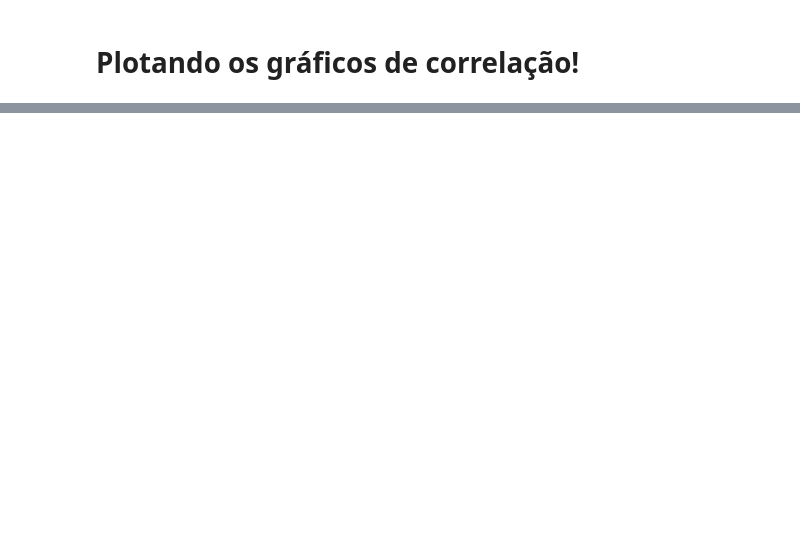
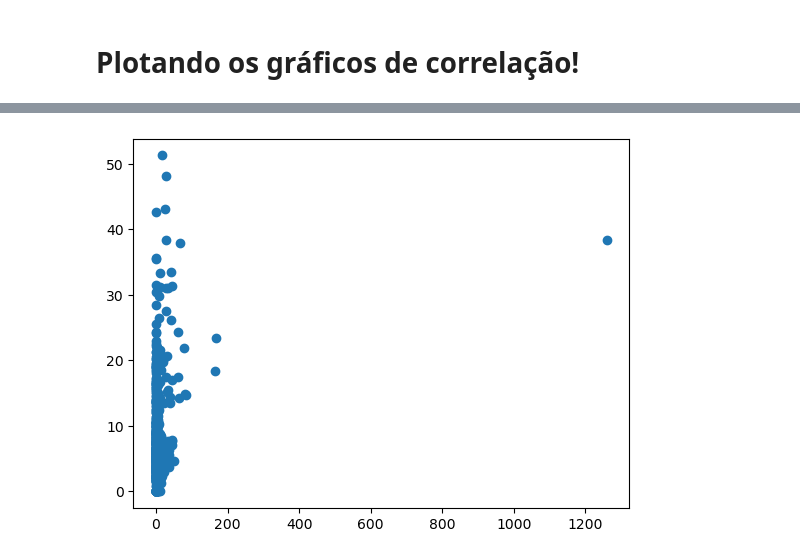
Before and after one commit to felipebns/P2_Cdados, a Jupyter notebook: p2_cdados.ipynb, the cells around one changed output, grey strips where cells are left out. Saved outputs shown, nothing was run; the diff lists cells and outputs as text; code cells hidden in the pictures; blank space fills up the shorter version.

```diff
--- a/p2_cdados.ipynb
+++ b/p2_cdados.ipynb
@@ -166,0 +173,5 @@ nan
+# %%
+plt.scatter(tabela_definitiva['Homicidio_total'], tabela_definitiva['proporcao_vulnerabilidade_socioeconomica'])
+plt.show()
+# %% [output]
+[figure, added]
```
Also changed, not shown: parts of 7 cells of this notebook.
